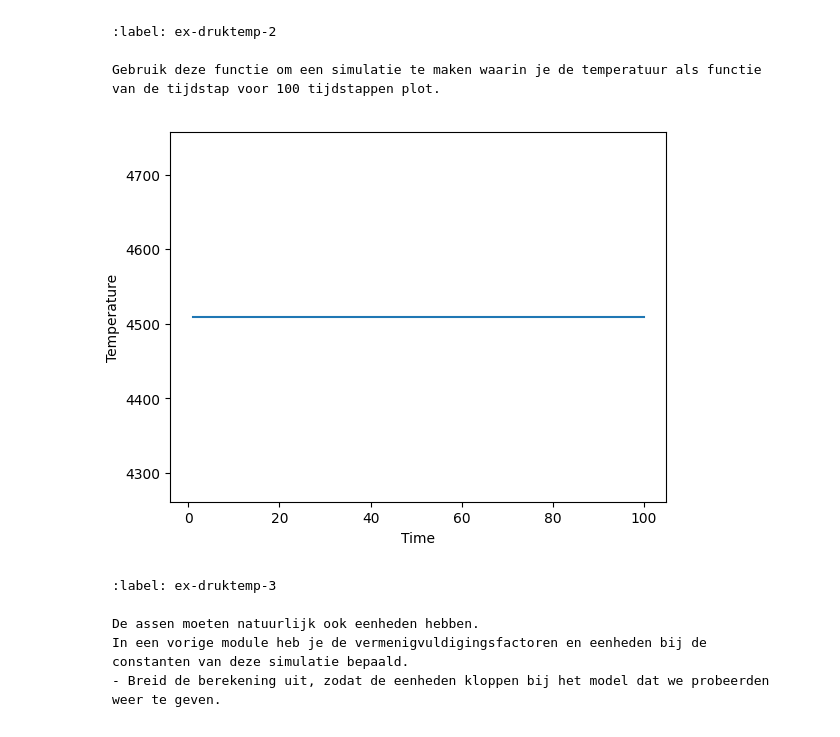
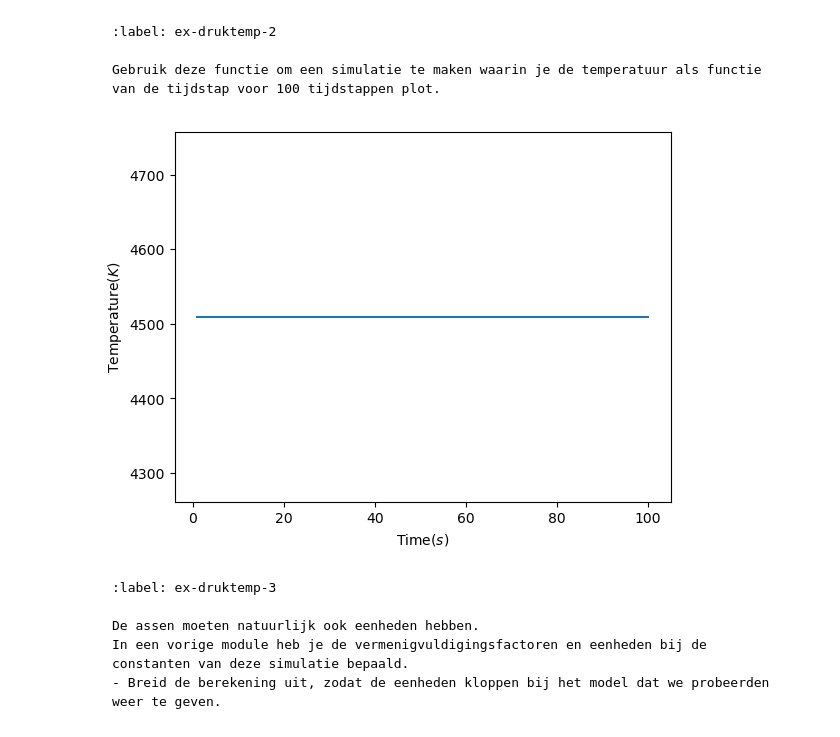
Before and after one commit to Fynn-Vrolijk123/Groep_3_IP_2_Thermo_Vladmir-Fynn, a Jupyter notebook: Content/PySim/5_druktemp.ipynb, the cells around one changed output. Drawn from its saved outputs; the diff is of its cells as text; code cells hidden in the pictures.

````diff
--- a/Content/PySim/5_druktemp.ipynb
+++ b/Content/PySim/5_druktemp.ipynb
@@ -206,29 +206,28 @@ Gebruik deze functie om een simulatie te maken waarin je de temperatuur als func
 # %%
 # ruimte voor uitwerking
 
 particles = []
 temperatures = np.zeros(100, dtype=float)
 times = np.linspace(1, 100, 100)
 
 create_particles(particles)
 for i in range(100):
     take_time_step(particles)
 
 
 for i in range(100):
     vx = np.random.uniform(-V_0, V_0)
     vy = np.random.choice([-1, 1]) * np.sqrt(V_0**2 - vx**2)
     v_abs = np.sqrt(vx**2+vy**2)
     temperatures[i] = (1/3)*((m*(v_abs**2))/k)
 
 plt.figure()
-plt.xlabel('Time')
-plt.ylabel('Temperature')
+plt.xlabel('Time($s$)')
+plt.ylabel('Temperature($K$)')
 plt.plot(times,temperatures)
-#your code/answer
 plt.show()
 # %% [output]
-[figure, old version]
+[figure, new version]
 # %% [markdown]
 ```{exercise}
 :label: ex-druktemp-3
````
Also changed, not shown: parts of 4 cells of this notebook, 1 other file.
